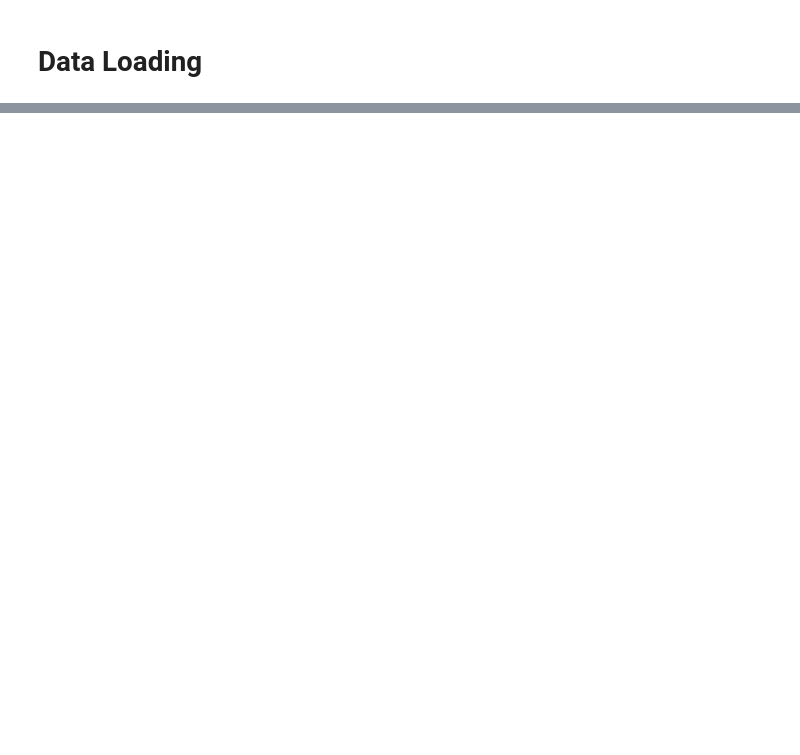
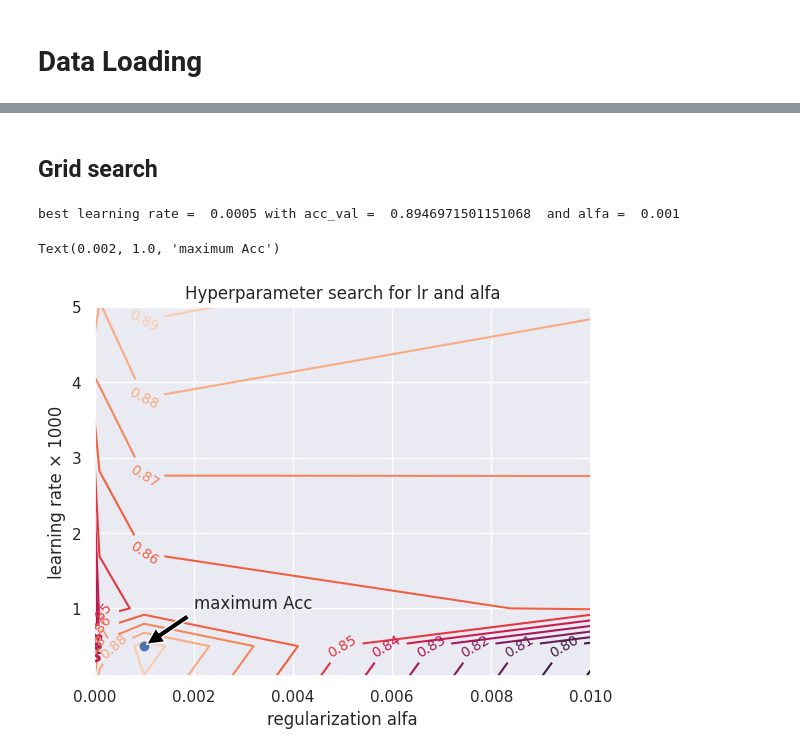
Before and after one commit to sappoPrivy/intrusion_detection_using_ML_models, a Jupyter notebook: main.ipynb, the cells around one changed output, grey strips where cells are left out. Saved outputs shown, nothing was run; the diff lists cells and outputs as text; code cells hidden in the pictures; blank space fills up the shorter version.

```diff
--- a/main.ipynb
+++ b/main.ipynb
@@ -32,0 +304,57 @@ NameError: name 'pd' is not defined
+# %% [markdown]
+## Grid search
+# %%
+# Selected learning rate values
+lrs  = [1e-4, 5e-4, 1e-3, 5e-3]
+
+# Selected regularization strengths
+alfas = [0.0, 1e-4, 1e-3, 1e-2]
+
+Acc_by_lr_by_alfa = np.zeros((len(lrs), len(alfas)))
+
+best_acc  = -1.0
+best_lr   = None
+best_alfa = None
+
+# Grid search over learning rate and regularization
+for lr_idx, lr in enumerate(lrs):
+    for a_idx, alfa in enumerate(alfas):
+
+        # Train logistic regression with these hyperparameters
+        w, _ = stochastic_gradient_descent(X_train, y_train, T=10**4,lr=lr, B=256, alfa=alfa)
+
+        # Validation predictions
+        preds_prob = X_val @ w[1:] + w[0]                          # Compute the probabilities via sigmoid(X*w + b)
+        preds_label = (sigmoid(preds_prob) >= 0.5).astype(int)    # Classifying according to decision rule
+
+        # Validation accuracy
+        acc = accuracy_score(y_val, preds_label)
+
+        Acc_by_lr_by_alfa[lr_idx, a_idx] = acc
+
+        # Track best hyperparameters
+        if acc > best_acc:
+            best_acc, best_lr, best_alfa = acc, lr, alfa
+
+print('best learning rate = ', best_lr, 'with acc_val = ', best_acc,' and alfa = ', best_alfa)
+fig, ax = plt.subplots()
+
+lrs_scaled = np.array(lrs) * 1000
+best_lr_scaled = best_lr * 1000
+
+CS = ax.contour(alfas, lrs_scaled, Acc_by_lr_by_alfa, 10)
+ax.clabel(CS, inline=True, fontsize=10)
+
+ax.set_title('Hyperparameter search for lr and alfa')
+ax.set_xlabel('regularization alfa')
+ax.set_ylabel('learning rate × 1000')
+
+ax.plot(best_alfa, best_lr_scaled, 'o')
+ax.annotate('maximum Acc',
+            xy=(best_alfa, best_lr_scaled),
+            xytext=(best_alfa + 0.001, best_lr_scaled + 0.5),
+            arrowprops=dict(facecolor='black', shrink=0.05))
+# %% [output]
+best learning rate =  0.0005 with acc_val =  0.8946971501151068  and alfa =  0.001
+Text(0.002, 1.0, 'maximum Acc')
+[figure, added]
```
Also changed, not shown: parts of 18 cells of this notebook, 3 other files.
